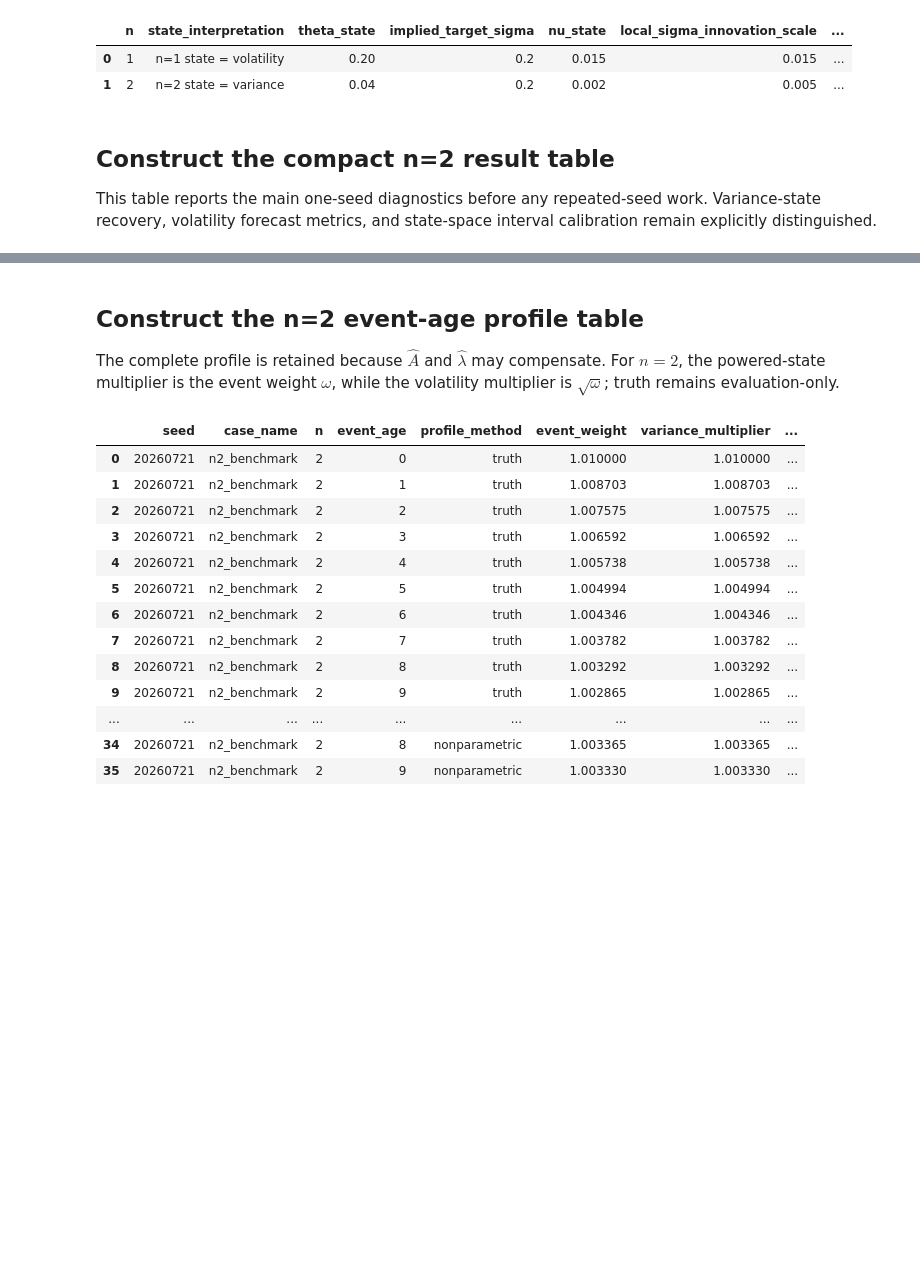
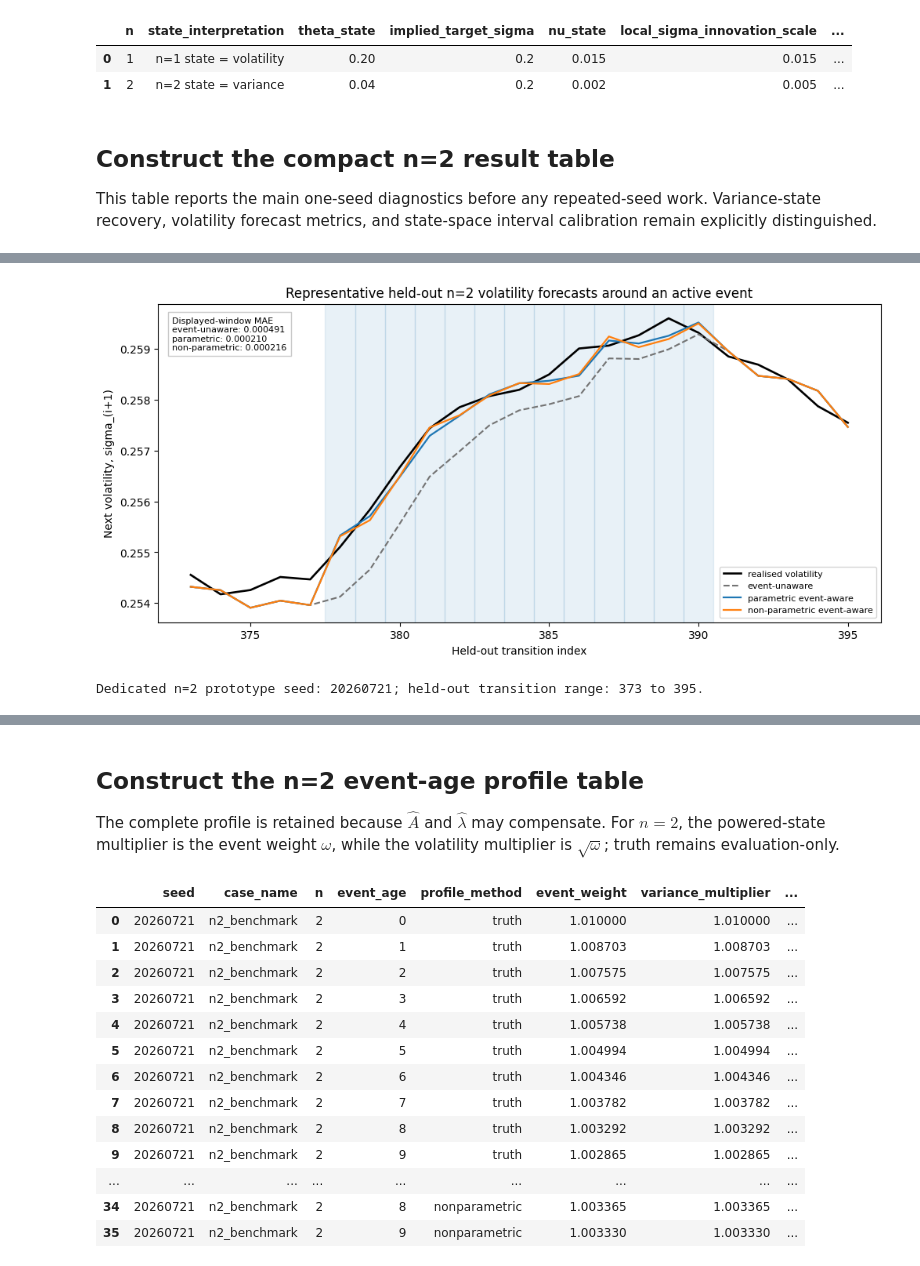
Before and after one commit to JivN24/HSBC-AN-RN, a Jupyter notebook: CODEWORK/Linus' Task Re-Do/09_n2_full_analysis.ipynb, the cells around one changed output, grey strips where cells are left out. Saved outputs shown, nothing was run; the diff lists cells and outputs as text; code cells hidden in the pictures; blank space fills up the shorter version.

```diff
--- a/CODEWORK/Linus' Task Re-Do/09_n2_full_analysis.ipynb
+++ b/CODEWORK/Linus' Task Re-Do/09_n2_full_analysis.ipynb
@@ -366,0 +371,66 @@ display(n2_result_table.loc[:, n2_result_display_columns])
+# %%
+# Reuse the deterministic dedicated n=2 benchmark prototype at PROTOTYPE_SEED = 20260721.
+# Its held-out forecasts were constructed before realised sigma_(i+1) is attached for evaluation.
+n2_forecast_plot_columns = {
+    'event-unaware': 'sigma_forecast_unaware',
+    'parametric': 'sigma_forecast_parametric',
+    'non-parametric': 'sigma_forecast_nonparametric',
+}
+n2_state_forecast_columns = [
+    'state_forecast_unaware', 'state_forecast_parametric',
+    'state_forecast_nonparametric',
+]
+forbidden_forecast_inputs = {'sigma_next', 'state_next', 'eta', 'F', 'omega', 'true_omega'}
+assert forbidden_forecast_inputs.isdisjoint(n2_prototype_result['forecast_inputs'].columns)
+assert (n2_prototype_result['forecasts'][n2_state_forecast_columns].to_numpy() >= 0).all(), 'Powered-state forecasts must be non-negative before sigma conversion.'
+assert np.allclose(
+    n2_prototype_result['forecasts'][list(n2_forecast_plot_columns.values())].to_numpy(),
+    np.sqrt(n2_prototype_result['forecasts'][n2_state_forecast_columns].to_numpy()),
+)
+
+n2_path_columns = ['i', 'target_i', 'event_active_i', 'event_age_i', 'sigma_next', *n2_forecast_plot_columns.values()]
+n2_held_out_path = n2_prototype_result['evaluation']['evaluation'].loc[:, n2_path_columns].sort_values('i').reset_index(drop=True)
+assert n2_held_out_path[['i', 'target_i']].equals(n2_prototype_result['forecasts'][['i', 'target_i']].sort_values('i').reset_index(drop=True))
+assert np.isfinite(n2_held_out_path[['sigma_next', *n2_forecast_plot_columns.values()]].to_numpy()).all()
+
+# Select the first complete active response block with five held-out transitions on either side.
+active_mask = n2_held_out_path['event_active_i'].astype(bool)
+block_start = active_mask & ~active_mask.shift(fill_value=False)
+block_id = block_start.cumsum()
+n2_window_positions = None
+for _, block in n2_held_out_path.loc[active_mask].groupby(block_id.loc[active_mask]):
+    start, stop = int(block.index[0]), int(block.index[-1])
+    complete_ages = np.array_equal(block['event_age_i'].to_numpy(), np.arange(13))
+    consecutive = np.array_equal(block.index.to_numpy(), np.arange(start, stop + 1))
+    if complete_ages and consecutive and start >= 5 and stop + 5 < len(n2_held_out_path):
+        n2_window_positions = np.arange(start - 5, stop + 6)
+        break
+assert n2_window_positions is not None, 'No complete held-out active response block with the requested context was found.'
+n2_forecast_window = n2_held_out_path.iloc[n2_window_positions].copy().reset_index(drop=True)
+assert len(n2_forecast_window) == 23 and n2_forecast_window['event_active_i'].sum() == 13
+assert n2_forecast_window.loc[n2_forecast_window['event_active_i'].eq(1), 'event_age_i'].to_list() == list(range(13))
+
+fig, axis = plt.subplots(figsize=(10, 4.8), constrained_layout=True)
+for transition_i in n2_forecast_window.loc[n2_forecast_window['event_active_i'].eq(1), 'i']:
+    axis.axvspan(transition_i - 0.5, transition_i + 0.5, color='tab:blue', alpha=0.10, zorder=0)
+axis.plot(n2_forecast_window['i'], n2_forecast_window['sigma_next'], color='black', linewidth=1.9, label='realised volatility')
+axis.plot(n2_forecast_window['i'], n2_forecast_window['sigma_forecast_unaware'], color='0.45', linestyle='--', linewidth=1.5, label='event-unaware')
+axis.plot(n2_forecast_window['i'], n2_forecast_window['sigma_forecast_parametric'], color='tab:blue', linewidth=1.6, label='parametric event-aware')
+axis.plot(n2_forecast_window['i'], n2_forecast_window['sigma_forecast_nonparametric'], color='tab:orange', linewidth=1.6, label='non-parametric event-aware')
+
+n2_displayed_window_mae = {
+    label: float(np.abs(n2_forecast_window['sigma_next'] - n2_forecast_window[column]).mean())
+    for label, column in n2_forecast_plot_columns.items()
+}
+axis.text(0.02, 0.96, 'Displayed-window MAE\n' + '\n'.join(f'{label}: {value:.6f}' for label, value in n2_displayed_window_mae.items()), transform=axis.transAxes, va='top', fontsize=8, bbox={'facecolor':'white','alpha':0.84,'edgecolor':'0.75'})
+axis.set(title='Representative held-out n=2 volatility forecasts around an active event', xlabel='Held-out transition index', ylabel='Next volatility, sigma_(i+1)')
+axis.legend(loc='lower right', fontsize=8)
+plt.show()
+
+for label, column in n2_forecast_plot_columns.items():
+    assert np.isclose(n2_displayed_window_mae[label], np.abs(n2_forecast_window['sigma_next'] - n2_forecast_window[column]).mean())
+assert np.array_equal(n2_forecast_window['event_active_i'].to_numpy(), n2_held_out_path.iloc[n2_window_positions]['event_active_i'].to_numpy())
+print(f"Dedicated n=2 prototype seed: {PROTOTYPE_SEED}; held-out transition range: {int(n2_forecast_window['i'].min())} to {int(n2_forecast_window['i'].max())}.")
+# %% [output]
+[figure, added]
+Dedicated n=2 prototype seed: 20260721; held-out transition range: 373 to 395.
```
Also changed, not shown: parts of 2 cells of this notebook, 11 other files.
